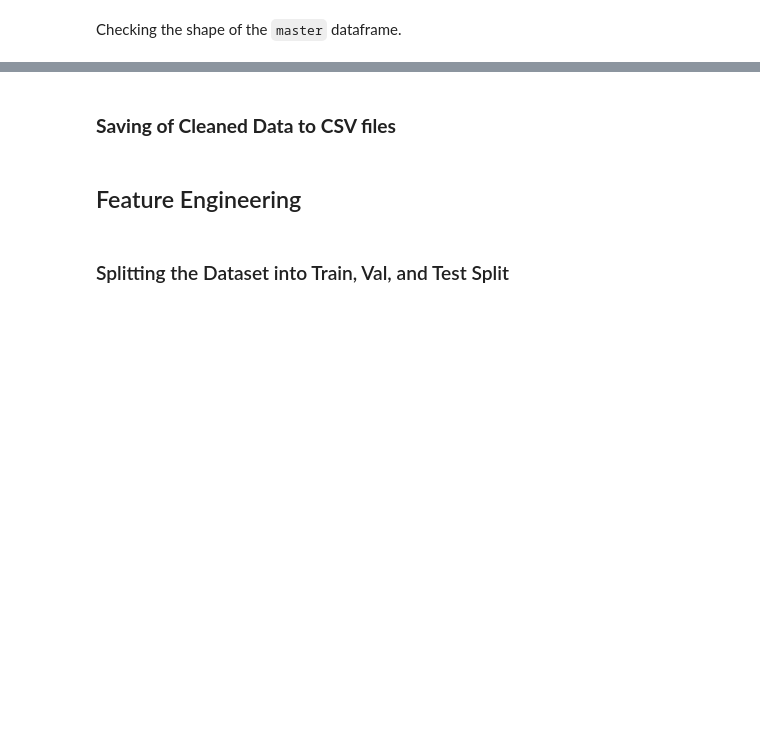
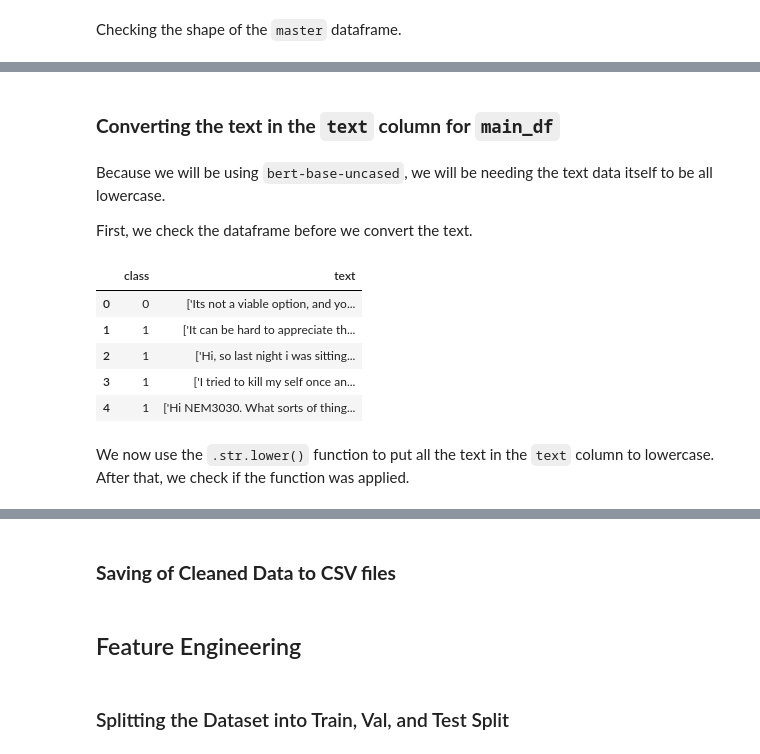
Before and after one commit to francheska-vicente/data103-project, a Jupyter notebook: main.ipynb, the cells around one changed output, grey strips where cells are left out. Cells and saved outputs as stored; diff of their text form; code cells hidden in the pictures; blank space fills up the shorter version.

Commit message:
added lowercase-ing to the main_df
also added a line to lowercase the master dataframe but is commented (wasn't used)

csvs aren't updated since i didnt save/overwrite them

```diff
--- a/main.ipynb
+++ b/main.ipynb
@@ -299,0 +519,17 @@ master.shape
+# %% [markdown]
+### **Converting the text in the `text` column for `main_df`**
+# %% [markdown]
+Because we will be using `bert-base-uncased`, we will be needing the text data itself to be all lowercase.
+
+First, we check the dataframe before we convert the text.
+# %%
+main_df.head()
+# %% [output]
+|  | class | text |
+| 0 | 0 | ['Its not a viable option, and yo... |
+| 1 | 1 | ['It can be hard to appreciate th... |
+| 2 | 1 | ['Hi, so last night i was sitting... |
+| 3 | 1 | ['I tried to kill my self once an... |
+| 4 | 1 | ['Hi NEM3030. What sorts of thing... |
+# %% [markdown]
+We now use the `.str.lower()` function to put all the text in the `text` column to lowercase. After that, we check if the function was applied.
```
Also changed, not shown: parts of 36 cells of this notebook.
